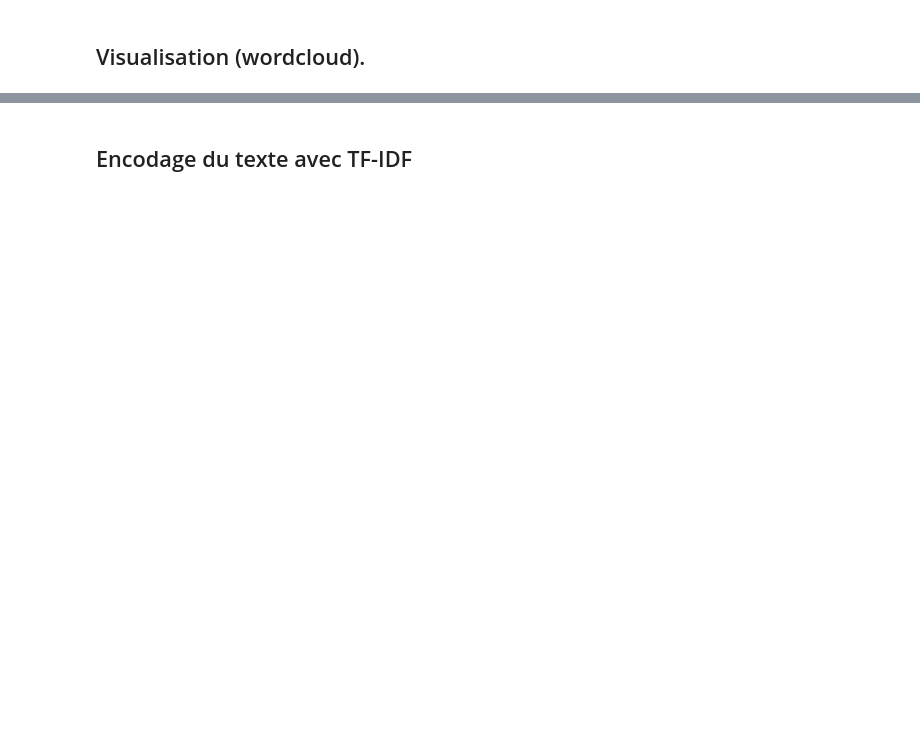
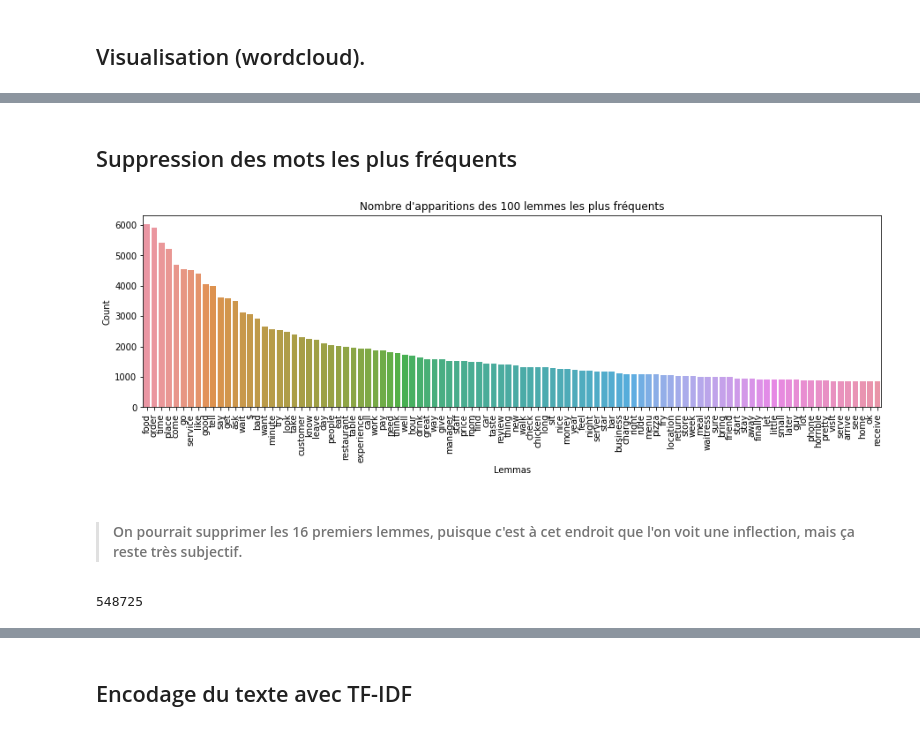
Before and after one commit to Valkea/OC_AI_06, a Jupyter notebook: 01_EDA.ipynb, the cells around one changed output, grey strips where cells are left out. Drawn from its saved outputs; the diff is of its cells as text; code cells hidden in the pictures; blank space fills up the shorter version.

```diff
--- a/01_EDA.ipynb
+++ b/01_EDA.ipynb
@@ -130,14 +130,15 @@ data_review.describe(datetime_is_numeric=True).T
 # %% [markdown]
 ### Affichons la répartition des notes de review
 # %%
-def plot_bars(data_, title, labels_modulo=1, labels_rotation=90, show_values=True, show_percent=False, x_label=None, y_label=None):
+def plot_bars(data_, title, labels_modulo=1, labels_rotation=90, show_values=True, show_percent=False, x_label=None, y_label=None, **args):
 
     if show_percent:
         total = data_.values.sum()
         data_ = round(data_/total*100.0,2)
 
     fig = plt.figure(figsize=(15, 4))
-    ax = sns.barplot(data=data_)
+
+    ax = sns.barplot(data=data_, **args)
 
     if show_values:
         ax.bar_label(ax.containers[0])
@@ -274,0 +276,14 @@ plt.show()
+# %% [markdown]
+## Suppression des mots les plus fréquents
+# %%
+select = pd.DataFrame(common_lemmas[:100], columns=['lemmas','count'])
+plot_bars(select, title="Nombre d'apparitions des 100 lemmes les plus fréquents", x='lemmas', y='count', show_values=False, y_label="Count", x_label="Lemmas")
+# %% [output]
+[figure, added]
+# %% [markdown]
+>#### On pourrait supprimer les 16 premiers lemmes, puisque c'est à cet endroit que l'on voit une inflection, mais ça reste très subjectif.
+# %%
+selected_lemmas = all_lemmas.copy()
+len(selected_lemmas)
+# %% [output]
+548725
```
Also changed, not shown: parts of 19 cells of this notebook.
